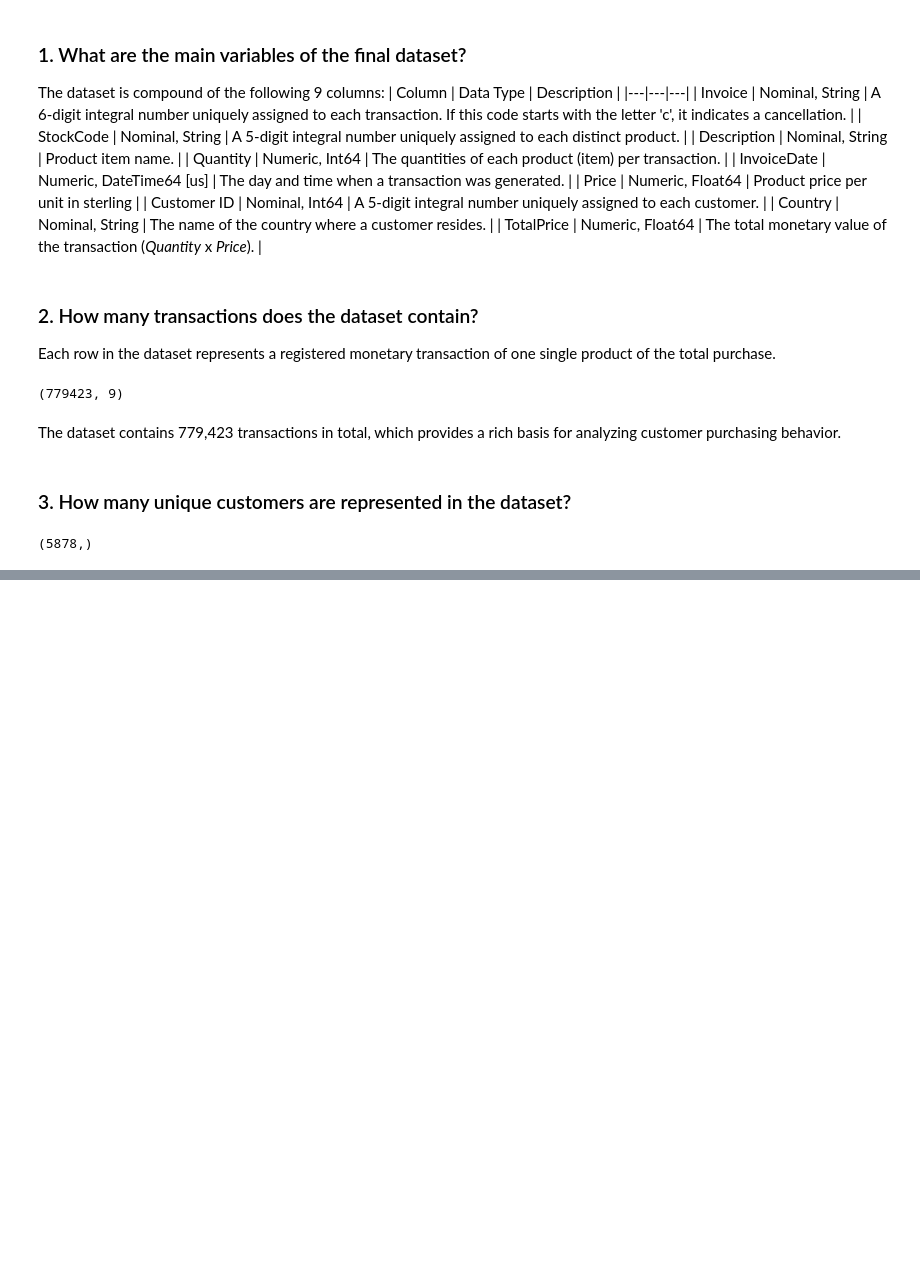
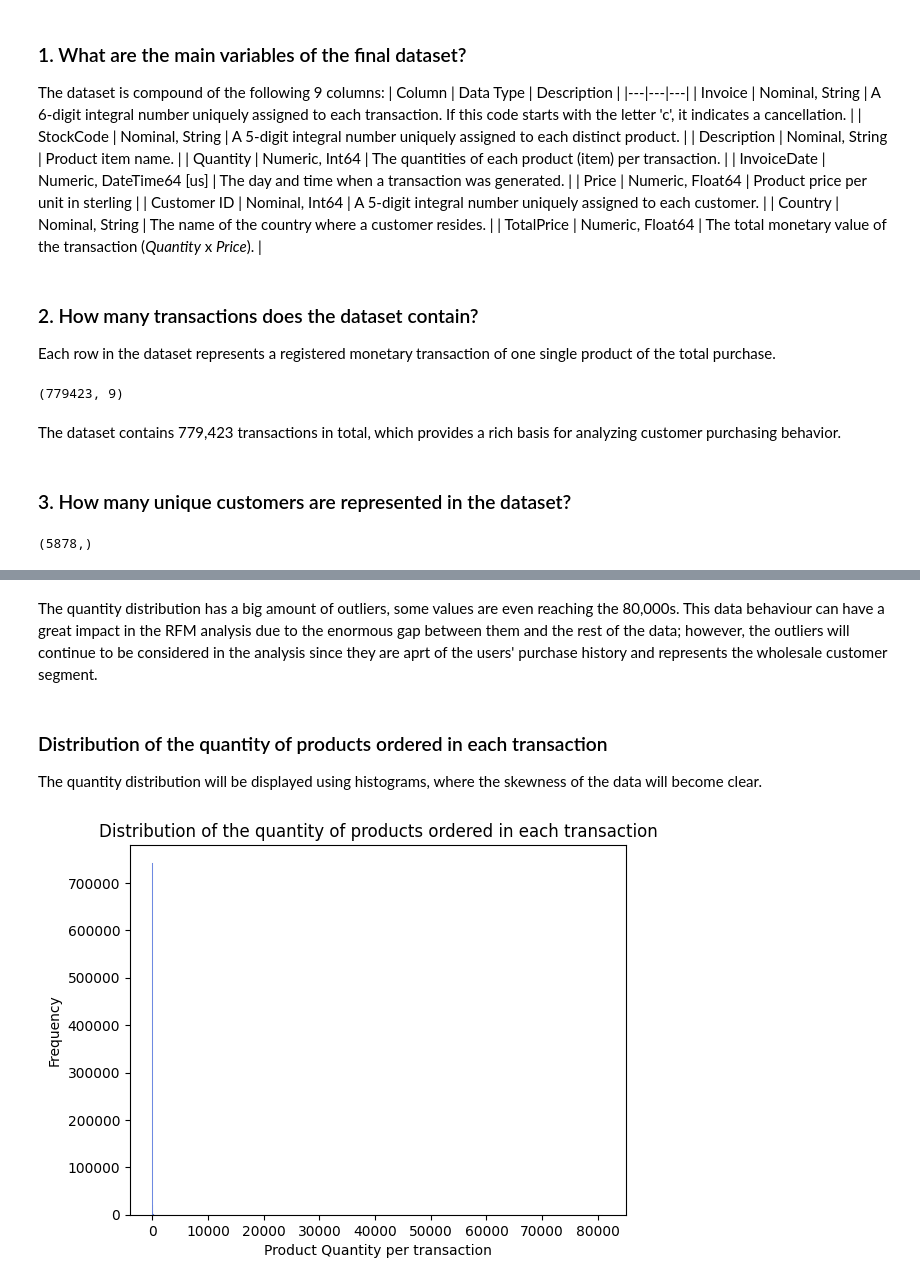
Before and after one commit to AmaKings9/online-retail-customer-analysis, a Jupyter notebook: notebooks/03_eda.ipynb, the cells around one changed output, grey strips where cells are left out. Drawn from its saved outputs; the diff is of its cells as text; code cells hidden in the pictures; blank space fills up the shorter version.

```diff
--- a/notebooks/03_eda.ipynb
+++ b/notebooks/03_eda.ipynb
@@ -50,0 +88,14 @@ This figure represents the customers observed in the dataset and does not necess
+# %% [markdown]
+The quantity distribution has a big amount of outliers, some values are even reaching the 80,000s. This data behaviour can have a great impact in the RFM analysis due to the enormous gap between them and the rest of the data; however, the outliers will continue to be considered in the analysis since they are aprt of the users' purchase history and represents the wholesale customer segment.
+# %% [markdown]
+### Distribution of the quantity of products ordered in each transaction
+The quantity distribution will be displayed using histograms, where the skewness of the data will become clear.
+# %%
+plt.figure()
+sns.histplot(data=df, x='Quantity', color="royalblue")
+plt.title("Distribution of the quantity of products ordered in each transaction")
+plt.xlabel("Product Quantity per transaction")
+plt.ylabel("Frequency")
+plt.show()
+# %% [output]
+[figure, added]
```
Also changed, not shown: parts of 15 cells of this notebook.
